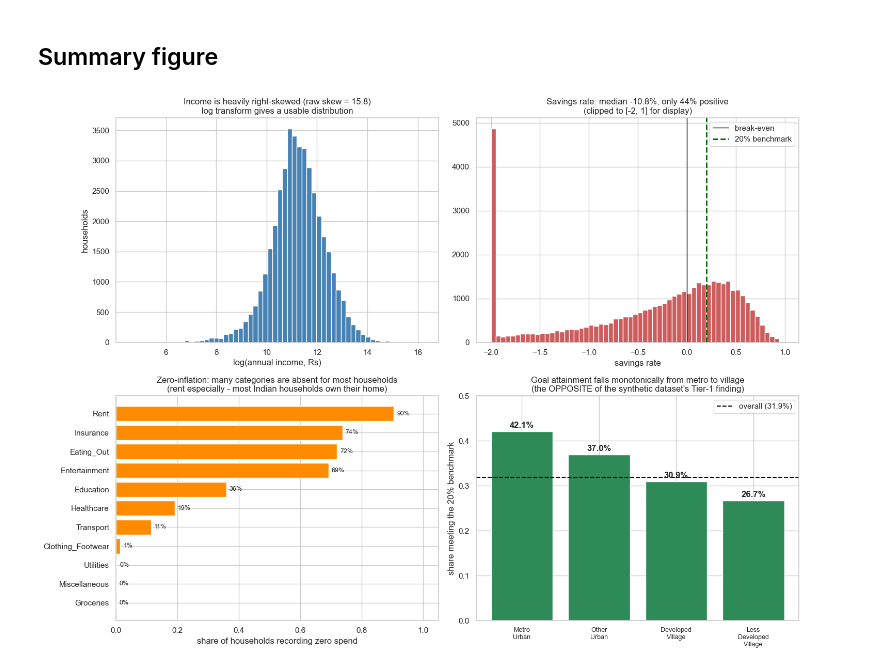
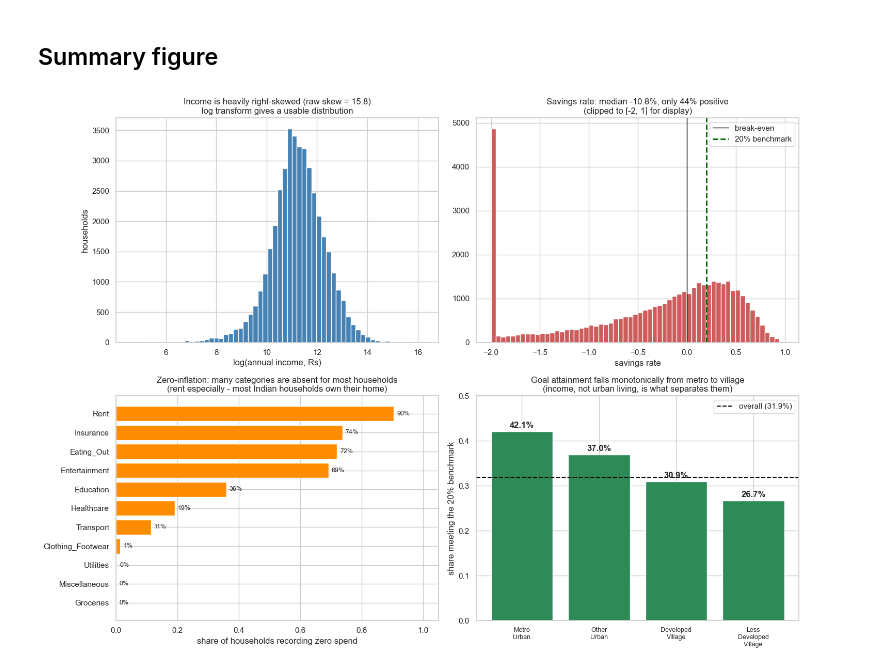
Before and after one commit to saint2706/savings-goal-classifier, a Jupyter notebook: notebooks/01_eda_and_leakage_check.ipynb, the cells around one changed output. Cells and saved outputs as stored; diff of their text form; code cells hidden in the pictures.

```diff
--- a/notebooks/01_eda_and_leakage_check.ipynb
+++ b/notebooks/01_eda_and_leakage_check.ipynb
@@ -360,32 +360,32 @@ ax.legend()
 # 3. Zero-inflation in shares
 ax = axes[1, 0]
 zero = (df[SHARE_COLS] == 0).mean().sort_values()
 ax.barh([c.replace("_Share", "") for c in zero.index], zero.values, color="darkorange")
 for i, v in enumerate(zero.values):
     ax.annotate(f"{v:.0%}", (v + 0.01, i), va="center", fontsize=9)
 ax.set_xlim(0, 1.05)
 ax.set_title("Zero-inflation: many categories are absent for most households\n"
              "(rent especially - most Indian households own their home)")
 ax.set_xlabel("share of households recording zero spend")
 
 # 4. Goal_Met by area type
 ax = axes[1, 1]
 order = ["Metro_Urban", "Other_Urban", "Developed_Village", "Less_Developed_Village"]
 rate = df.groupby("Area_Type")["Goal_Met"].mean().reindex(order)
 ax.bar(range(4), rate.values, color="seagreen")
 ax.axhline(df["Goal_Met"].mean(), color="black", ls="--", label=f"overall ({df['Goal_Met'].mean():.1%})")
 ax.set_xticks(range(4))
 ax.set_xticklabels([o.replace("_", "\n") for o in order], fontsize=9)
 for i, v in enumerate(rate.values):
     ax.annotate(f"{v:.1%}", (i, v + 0.008), ha="center", fontweight="bold")
 ax.set_ylim(0, 0.5)
 ax.set_title("Goal attainment falls monotonically from metro to village\n"
-             "(the OPPOSITE of the synthetic dataset's Tier-1 finding)")
+             "(income, not urban living, is what separates them)")
 ax.set_ylabel("share meeting the 20% benchmark")
 ax.legend()
 
 plt.tight_layout()
 plt.savefig("../results/phase1_eda.png", dpi=150, bbox_inches="tight")
 plt.show()
 # %% [output]
-[figure, old version]
+[figure, new version]
```
Also changed, not shown: 16 other files.
